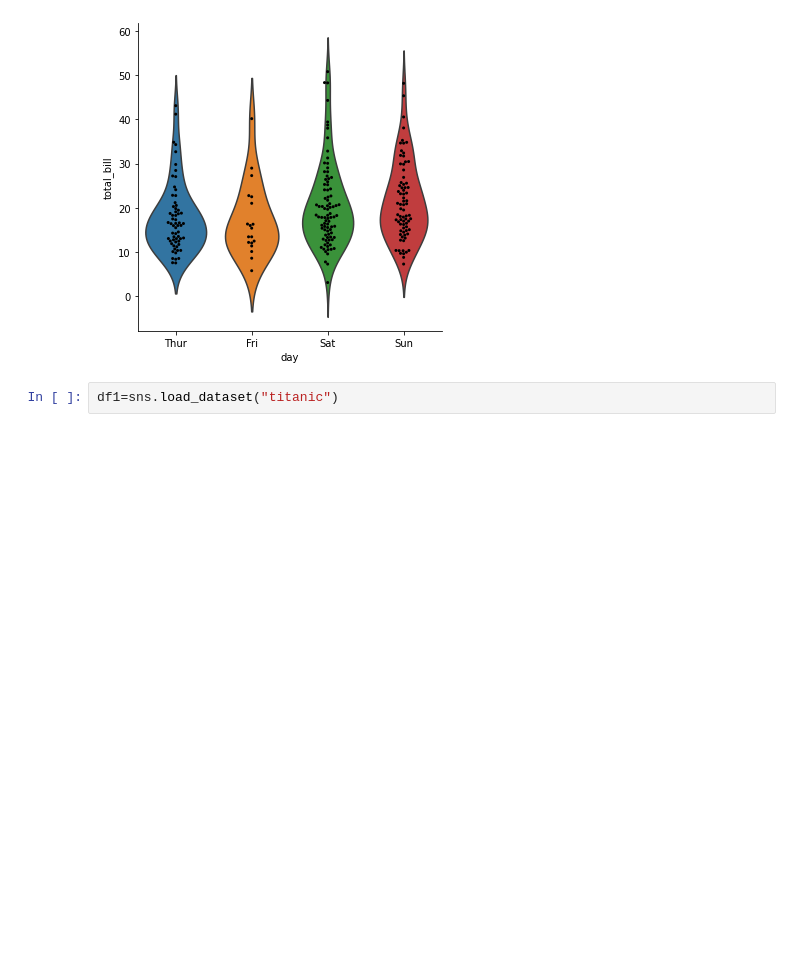
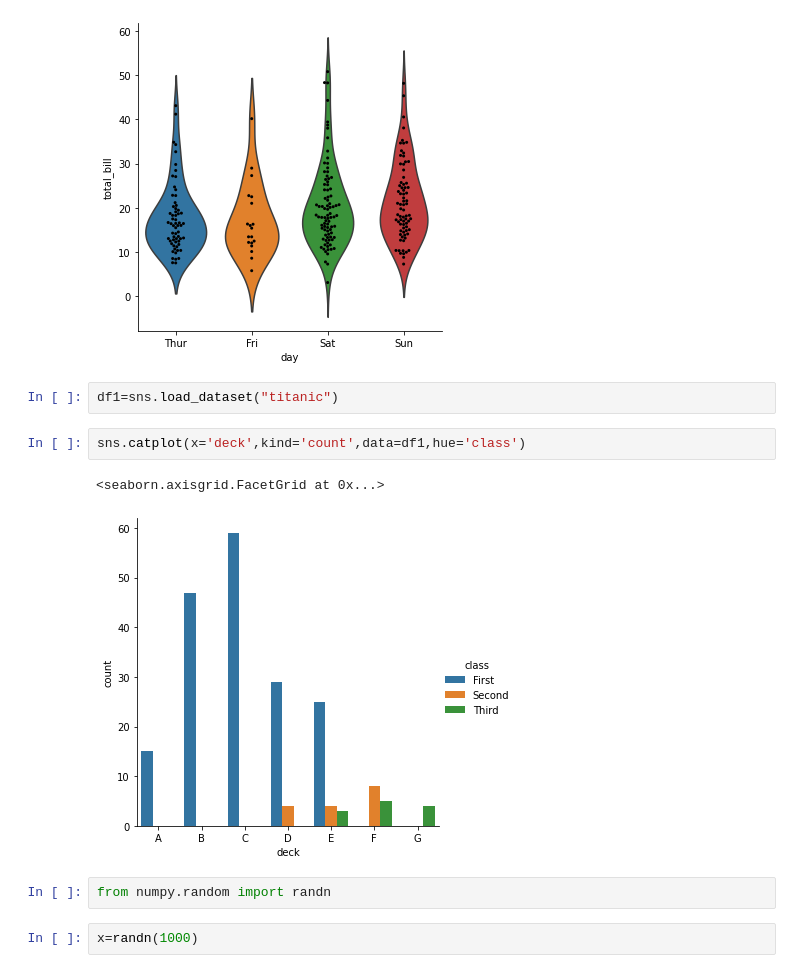
Before and after one commit to Pepcoders/Data-Science-January, a Jupyter notebook: Seaborn.ipynb, the cells around one changed output. Drawn from its saved outputs; the diff is of its cells as text; blank space fills up the shorter version.

```diff
--- a/Seaborn.ipynb
+++ b/Seaborn.ipynb
@@ -84,3 +84,12 @@ sns.swarmplot(x='day',y='total_bill',data=df,color='k',size=3)
 [figure]
 # %%
 df1=sns.load_dataset("titanic")
+# %%
+sns.catplot(x='deck',kind='count',data=df1,hue='class')
+# %% [output]
+<seaborn.axisgrid.FacetGrid at 0x...>
+[figure, added]
+# %%
+from numpy.random import randn
+# %%
+x=randn(1000)
```
Also changed, not shown: parts of 9 cells of this notebook.
